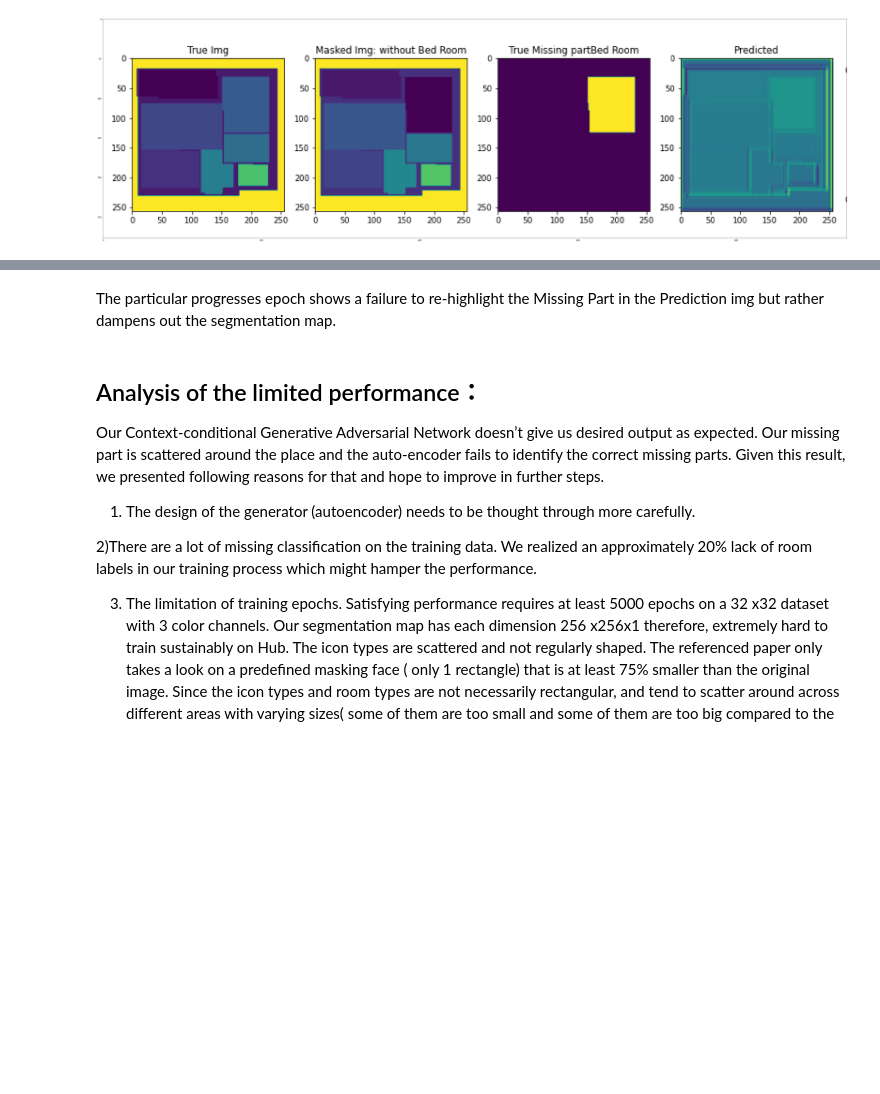
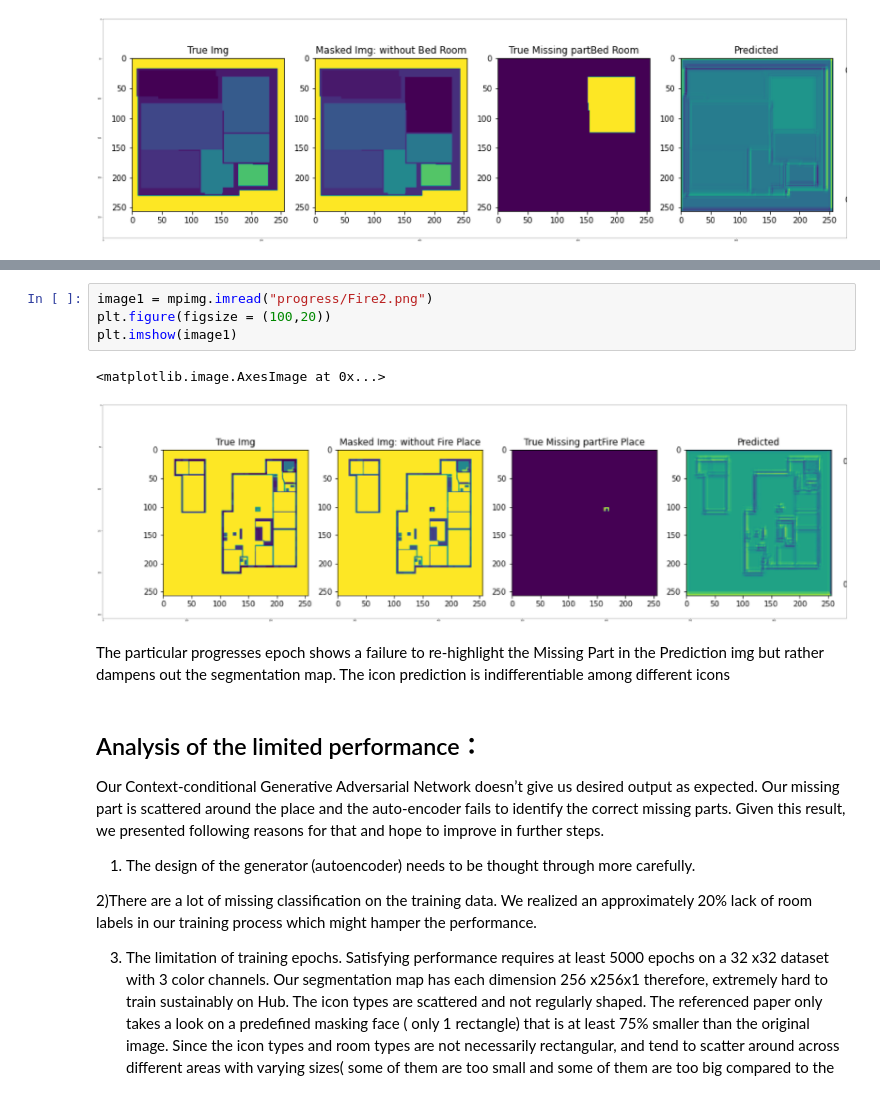
Before and after one commit to lianqiann/CubicasaProj, a Jupyter notebook: Context_Encoder_DOC.ipynb, the cells around one changed output, grey strips where cells are left out. Cells and saved outputs as stored; diff of their text form; blank space fills up the shorter version.

```diff
--- a/Context_Encoder_DOC.ipynb
+++ b/Context_Encoder_DOC.ipynb
@@ -320,5 +330,12 @@ plt.imshow(image1)
+# %%
+image1 = mpimg.imread("progress/Fire2.png")
+plt.figure(figsize = (100,20))
+plt.imshow(image1)
+# %% [output]
+<matplotlib.image.AxesImage at 0x...>
+[figure, added]
 # %% [markdown]
-The particular progresses epoch shows a failure to re-highlight the Missing Part in the Prediction img but rather dampens out the segmentation map.
+The particular progresses epoch shows a failure to re-highlight the Missing Part in the Prediction img but rather dampens out the segmentation map. The icon prediction is indifferentiable among different icons
 # %% [markdown]
 ## Analysis of the limited performance：
 
```
Also changed, not shown: parts of 5 cells of this notebook, 3 other files.
